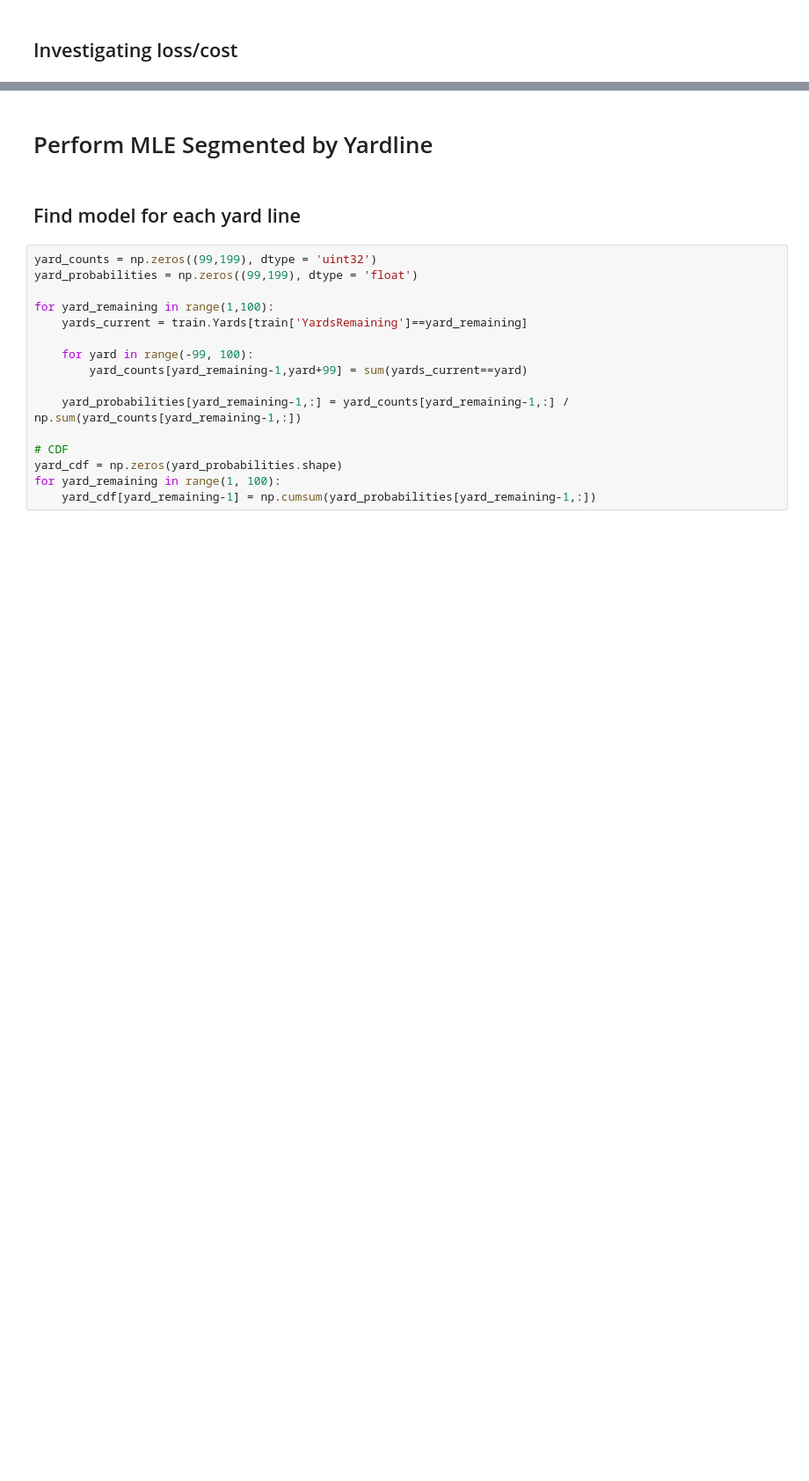
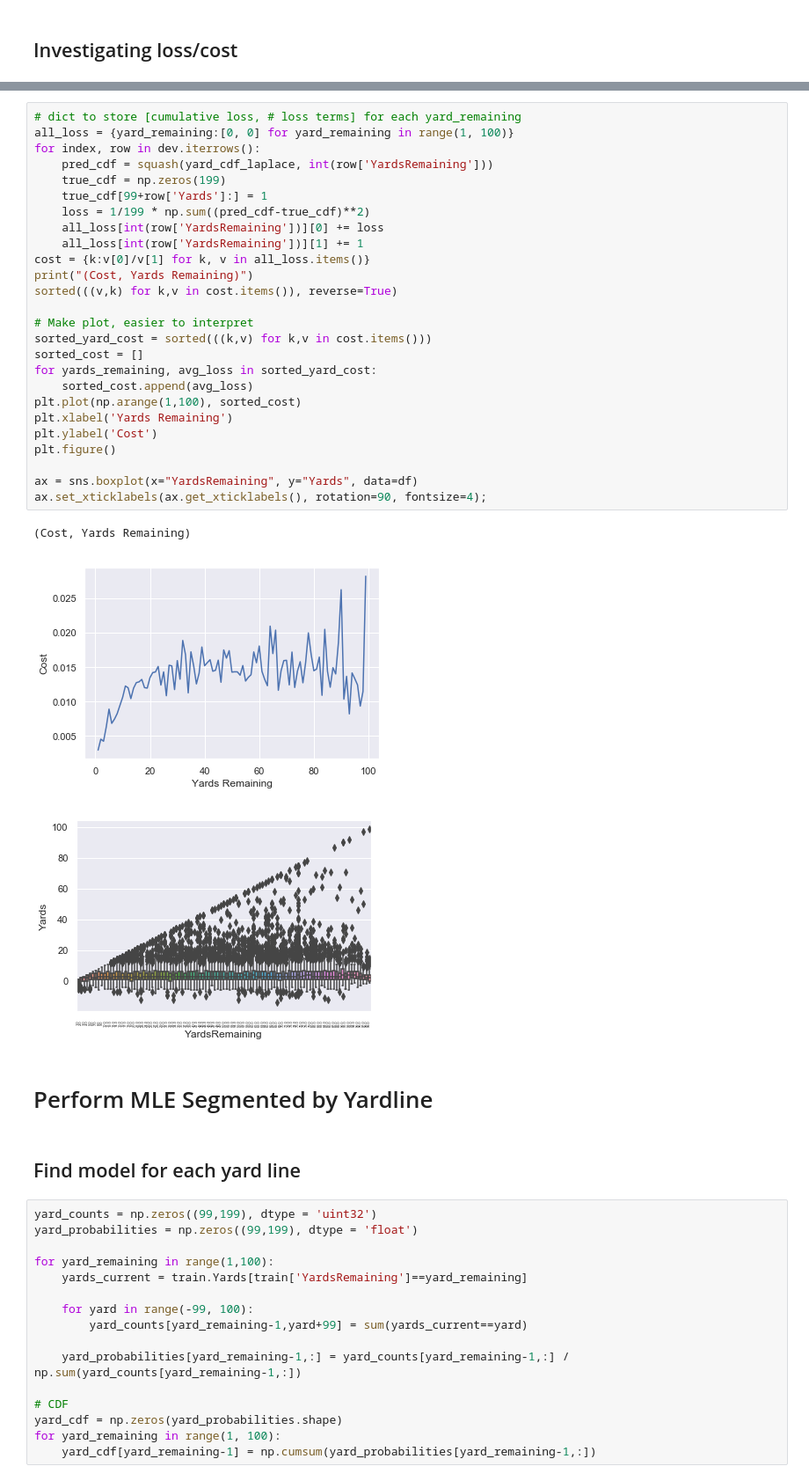
Before and after one commit to traviemcg/cs229nflbigdata, a Jupyter notebook: mle.ipynb, the cells around one changed output, grey strips where cells are left out. Shown: that part at 88% size. Saved outputs shown, nothing was run; the diff lists cells and outputs as text; blank space fills up the shorter version.

```diff
--- a/mle.ipynb
+++ b/mle.ipynb
@@ -326,3 +464,33 @@ sorted(((v,k) for k,v in cost.items()), reverse=True)
+# %%
+# dict to store [cumulative loss, # loss terms] for each yard_remaining
+all_loss = {yard_remaining:[0, 0] for yard_remaining in range(1, 100)}
+for index, row in dev.iterrows():
+    pred_cdf = squash(yard_cdf_laplace, int(row['YardsRemaining']))
+    true_cdf = np.zeros(199)
+    true_cdf[99+row['Yards']:] = 1
+    loss = 1/199 * np.sum((pred_cdf-true_cdf)**2)
+    all_loss[int(row['YardsRemaining'])][0] += loss
+    all_loss[int(row['YardsRemaining'])][1] += 1
+cost = {k:v[0]/v[1] for k, v in all_loss.items()}
+print("(Cost, Yards Remaining)")
+sorted(((v,k) for k,v in cost.items()), reverse=True)
+
+# Make plot, easier to interpret
+sorted_yard_cost = sorted(((k,v) for k,v in cost.items()))
+sorted_cost = []
+for yards_remaining, avg_loss in sorted_yard_cost:
+    sorted_cost.append(avg_loss)
+plt.plot(np.arange(1,100), sorted_cost)
+plt.xlabel('Yards Remaining')
+plt.ylabel('Cost')
+plt.figure()
+
+ax = sns.boxplot(x="YardsRemaining", y="Yards", data=df)
+ax.set_xticklabels(ax.get_xticklabels(), rotation=90, fontsize=4);
+# %% [output]
+(Cost, Yards Remaining)
+[figure, added]
+[figure, added]
 # %% [markdown]
 # Perform MLE Segmented by Yardline
 # %% [markdown]
```
Also changed, not shown: parts of 22 cells of this notebook.
